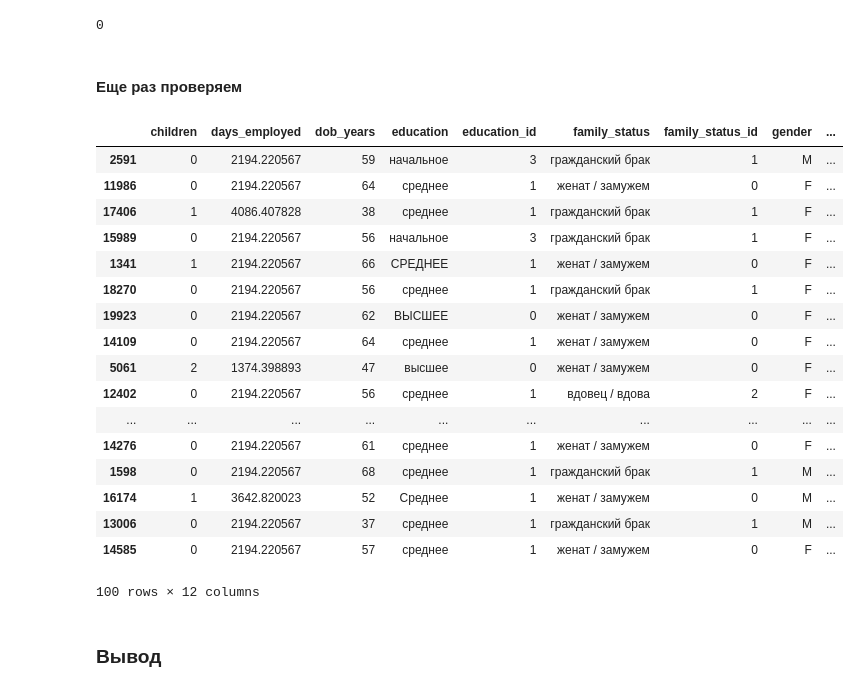
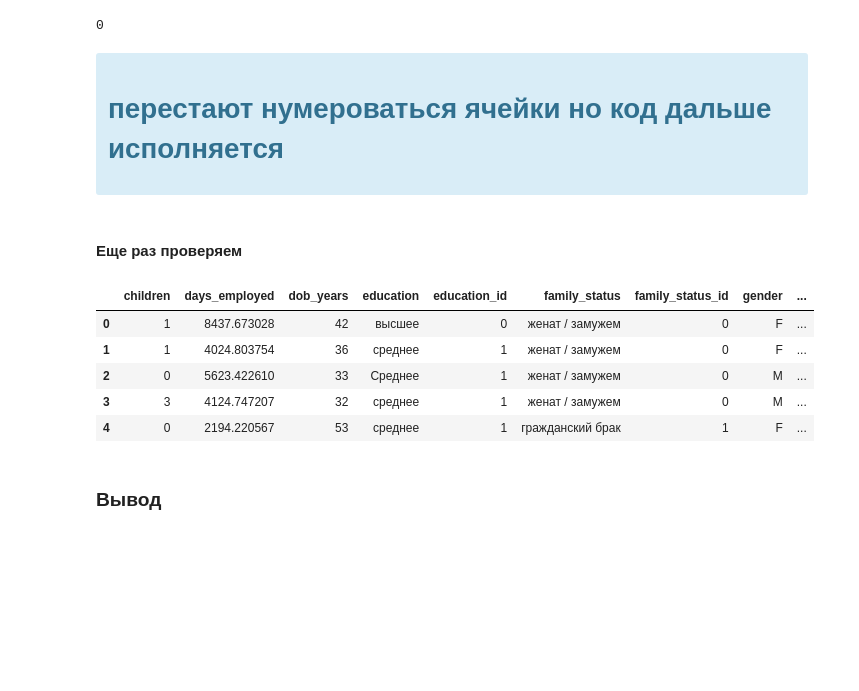
Before and after one commit to konicaRu/i_am_data_analyst, a Jupyter notebook: 1_project_data_pre_processing/1_project_git_finance_bank_loan.ipynb, the cells around one changed output. Drawn from its saved outputs; the diff is of its cells as text; code cells hidden in the pictures; blank space fills up the shorter version.

```diff
--- a/1_project_data_pre_processing/1_project_git_finance_bank_loan.ipynb
+++ b/1_project_data_pre_processing/1_project_git_finance_bank_loan.ipynb
@@ -333,30 +328,23 @@ display('Пустые после', data['total_income'].isnull().sum())
 Медианная зарплата в декрете 53829.13
 'Пустые после'
 0
+# %% [markdown]
+<div class="alert alert-info">
+
+# перестают нумероваться ячейки но код дальше исполняется<a id="cell1"></a>
 # %% [markdown]
 #### Еще раз проверяем
 # %%
 #data.sort_values(by = 'days_employed', ascending = False).tail(15)
-data.sort_values(by = 'total_income', ascending = False).tail(100)
+data.sort_values(by = 'total_income', ascending = False).tail(10)
+display(data.head())
 # %% [output]
 |  | children | days_employed | dob_years | education | education_id | family_status | family_status_id | gender | ... |
-| 2591 | 0 | 2194.220567 | 59 | начальное | 3 | гражданский брак | 1 | M | ... |
-| 11986 | 0 | 2194.220567 | 64 | среднее | 1 | женат / замужем | 0 | F | ... |
-| 17406 | 1 | 4086.407828 | 38 | среднее | 1 | гражданский брак | 1 | F | ... |
-| 15989 | 0 | 2194.220567 | 56 | начальное | 3 | гражданский брак | 1 | F | ... |
-| 1341 | 1 | 2194.220567 | 66 | СРЕДНЕЕ | 1 | женат / замужем | 0 | F | ... |
-| 18270 | 0 | 2194.220567 | 56 | среднее | 1 | гражданский брак | 1 | F | ... |
-| 19923 | 0 | 2194.220567 | 62 | ВЫСШЕЕ | 0 | женат / замужем | 0 | F | ... |
-| 14109 | 0 | 2194.220567 | 64 | среднее | 1 | женат / замужем | 0 | F | ... |
-| 5061 | 2 | 1374.398893 | 47 | высшее | 0 | женат / замужем | 0 | F | ... |
-| 12402 | 0 | 2194.220567 | 56 | среднее | 1 | вдовец / вдова | 2 | F | ... |
-| ... | ... | ... | ... | ... | ... | ... | ... | ... | ... |
-| 14276 | 0 | 2194.220567 | 61 | среднее | 1 | женат / замужем | 0 | F | ... |
-| 1598 | 0 | 2194.220567 | 68 | среднее | 1 | гражданский брак | 1 | M | ... |
-| 16174 | 1 | 3642.820023 | 52 | Среднее | 1 | женат / замужем | 0 | M | ... |
-| 13006 | 0 | 2194.220567 | 37 | среднее | 1 | гражданский брак | 1 | M | ... |
-| 14585 | 0 | 2194.220567 | 57 | среднее | 1 | женат / замужем | 0 | F | ... |
+| 0 | 1 | 8437.673028 | 42 | высшее | 0 | женат / замужем | 0 | F | ... |
+| 1 | 1 | 4024.803754 | 36 | среднее | 1 | женат / замужем | 0 | F | ... |
+| 2 | 0 | 5623.422610 | 33 | Среднее | 1 | женат / замужем | 0 | M | ... |
+| 3 | 3 | 4124.747207 | 32 | среднее | 1 | женат / замужем | 0 | M | ... |
+| 4 | 0 | 2194.220567 | 53 | среднее | 1 | гражданский брак | 1 | F | ... |
-100 rows × 12 columns
 # %% [markdown]
 ### Вывод
 # %% [markdown]
```
Also changed, not shown: parts of 9 cells of this notebook, 1 other file.
